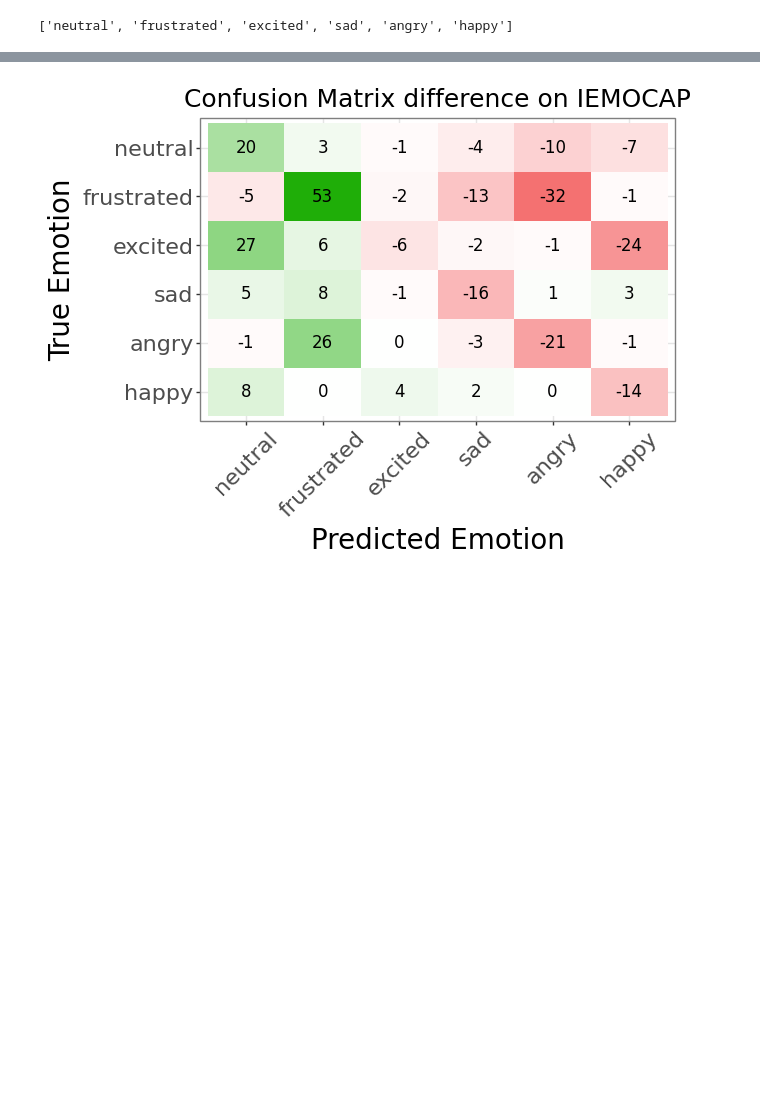
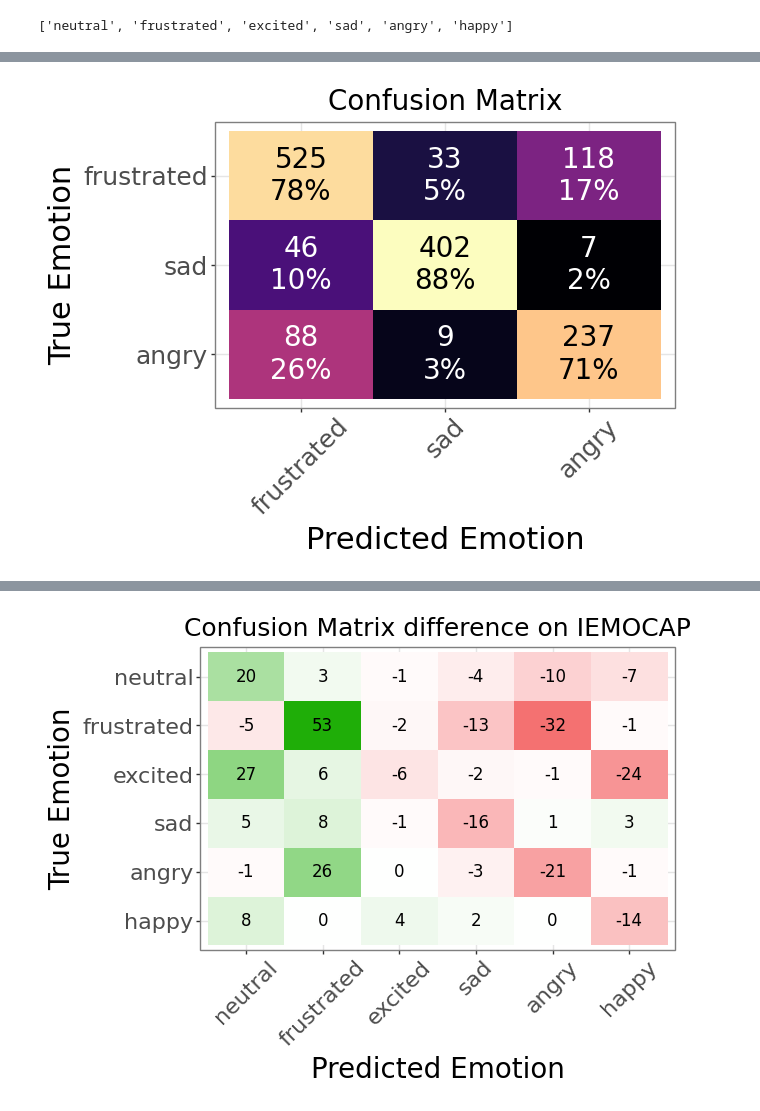
Before and after one commit to HenFo/Masterarbeit, a Jupyter notebook: analysis/mm_models/discussion_iemocap.ipynb, the cells around one changed output, grey strips where cells are left out. Drawn from its saved outputs; the diff is of its cells as text; code cells hidden in the pictures; blank space fills up the shorter version.

```diff
--- a/analysis/mm_models/discussion_iemocap.ipynb
+++ b/analysis/mm_models/discussion_iemocap.ipynb
@@ -50,0 +87,12 @@ labels
+# %%
+utils.print_confusion_matrix(
+    df_long,
+    target_labels=iemocap_negative_emotions,
+    output_column="output_long",
+    target_column="target",
+    text_size=20,
+    label_scaling_adjustment=2,
+    name="images/negative_iemocap_cm.png",
+)
+# %% [output]
+[figure, added]
```
Also changed, not shown: parts of 4 cells of this notebook, 6 other files.
